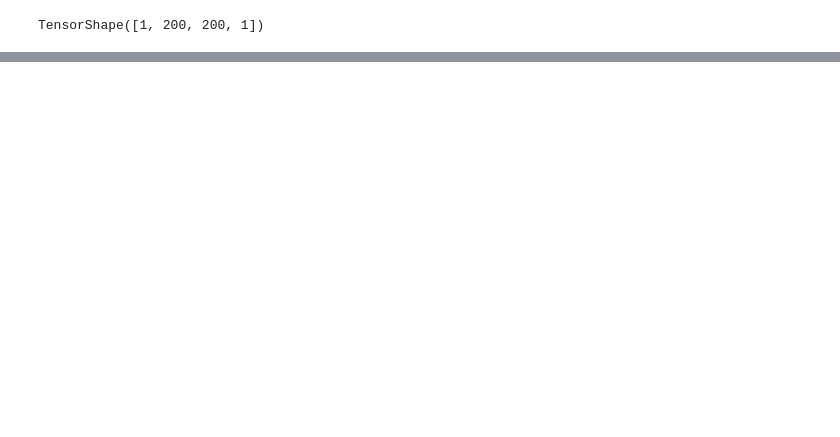
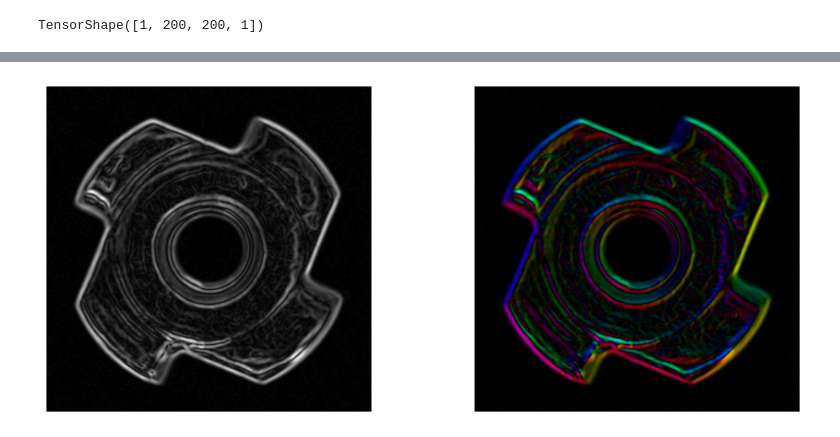
Before and after one commit to DrewAlderfer/anomaly_detection, a Jupyter notebook: new_model.sync.ipynb, the cells around one changed output, grey strips where cells are left out. Saved outputs shown, nothing was run; the diff lists cells and outputs as text; code cells hidden in the pictures; blank space fills up the shorter version.

```diff
--- a/new_model.sync.ipynb
+++ b/new_model.sync.ipynb
@@ -98,4 +66,12 @@ plt.imshow(edges_new, cmap='gray')
 # %%
 edge_obj = SobelEdges("./data/metal_nut/train/good/002.png", blur=3)
-edge_obj.display_edges(cmap='gray')
+fig, (ax1, ax2) = plt.subplots(1, 2, figsize=(12, 5))
+ax1.imshow(edge_obj.bw_edges(), cmap='gray')
+ax1.axis('off')
+ax2.imshow(edge_obj.rgb_edges())
+plt.axis('off')
+plt.savefig('./images/nut_graph.png')
+plt.show()
+# %% [output]
+[figure, added]
 # %%
```
Also changed, not shown: parts of 11 cells of this notebook, 4 other files.
